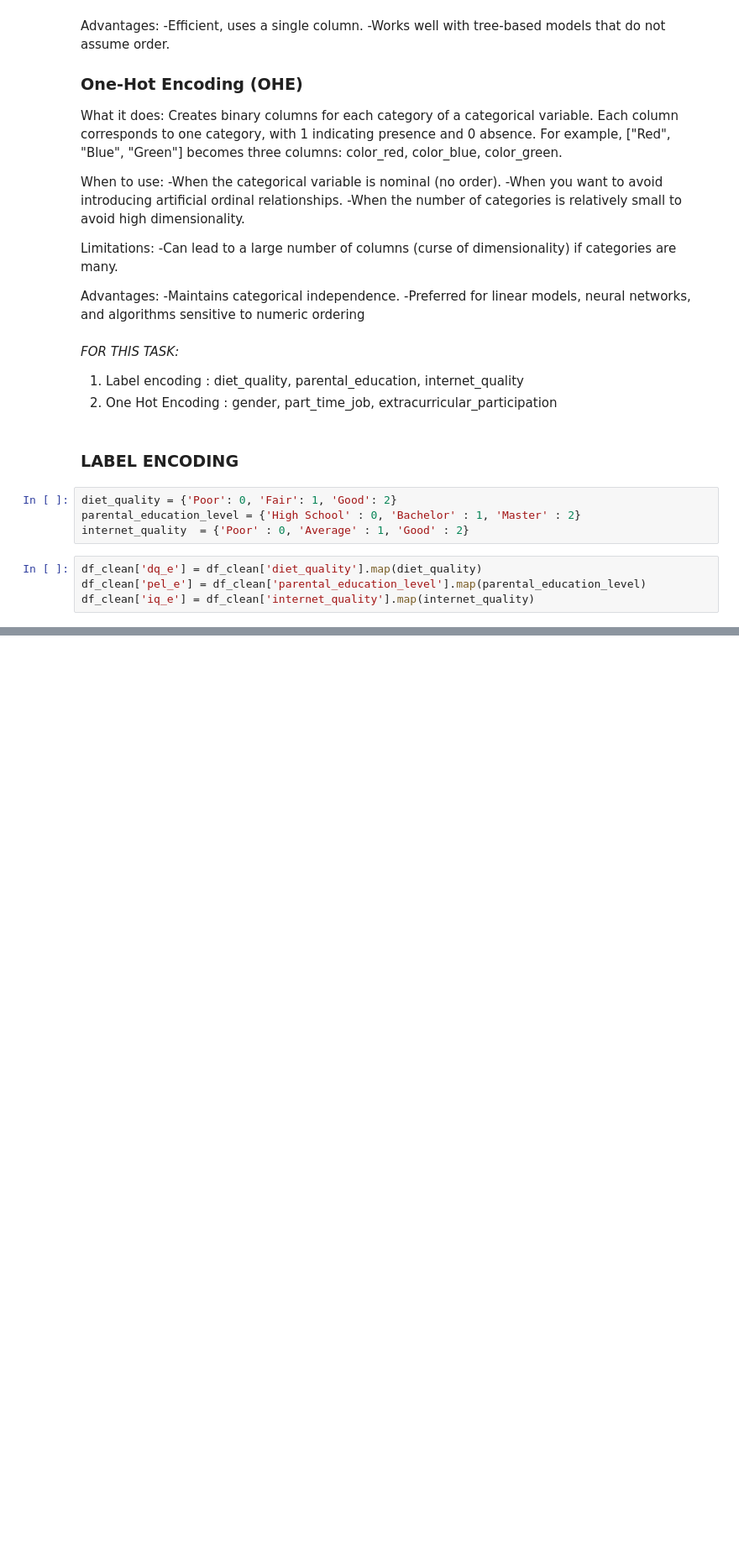
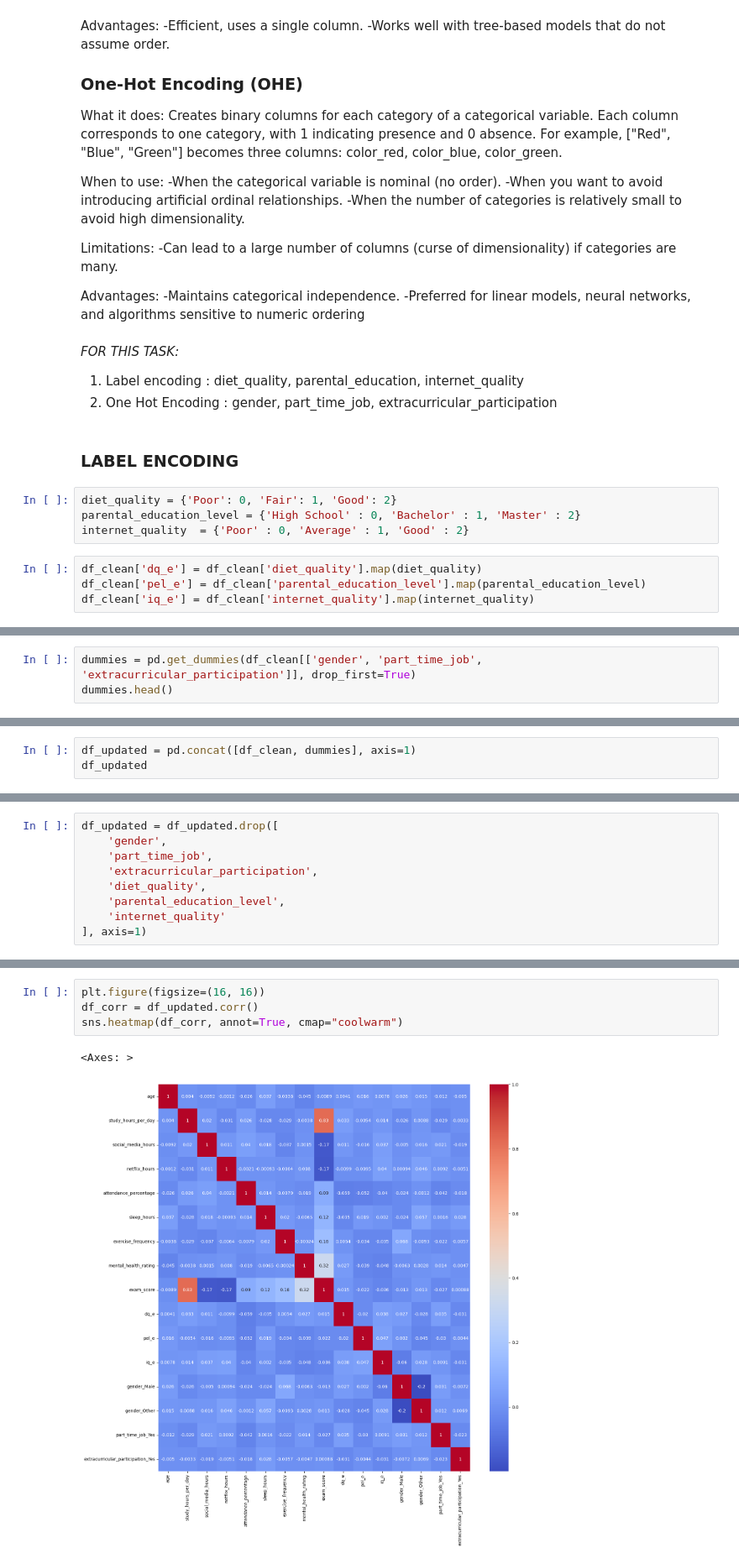
Before and after one commit to umarzub/Student-Habits-and-Academic-Performance, a Jupyter notebook: students.ipynb, the cells around one changed output, grey strips where cells are left out. Shown: that part at 84% size. Drawn from its saved outputs; the diff is of its cells as text; blank space fills up the shorter version.

```diff
--- a/students.ipynb
+++ b/students.ipynb
@@ -336,0 +343,3 @@ df_clean['iq_e'] = df_clean['internet_quality'].map(internet_quality)
+# %%
+dummies = pd.get_dummies(df_clean[['gender', 'part_time_job', 'extracurricular_participation']], drop_first=True)
+dummies.head()
@@ -336,0 +353,3 @@ df_clean['iq_e'] = df_clean['internet_quality'].map(internet_quality)
+# %%
+df_updated = pd.concat([df_clean, dummies], axis=1)
+df_updated
@@ -336,0 +372,9 @@ df_clean['iq_e'] = df_clean['internet_quality'].map(internet_quality)
+# %%
+df_updated = df_updated.drop([
+    'gender',
+    'part_time_job',
+    'extracurricular_participation',
+    'diet_quality',
+    'parental_education_level',
+    'internet_quality'
+], axis=1)
@@ -336,0 +417,7 @@ df_clean['iq_e'] = df_clean['internet_quality'].map(internet_quality)
+# %%
+plt.figure(figsize=(16, 16))
+df_corr = df_updated.corr()
+sns.heatmap(df_corr, annot=True, cmap="coolwarm")
+# %% [output]
+<Axes: >
+[figure, added]
```
Also changed, not shown: parts of 33 cells of this notebook.
